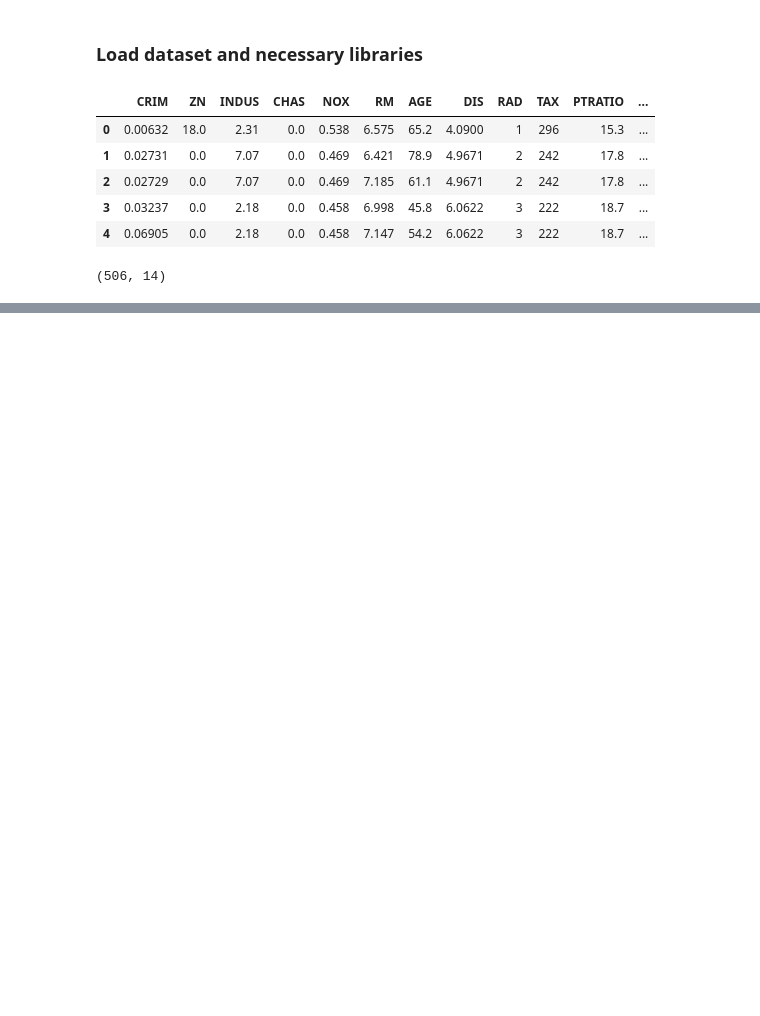
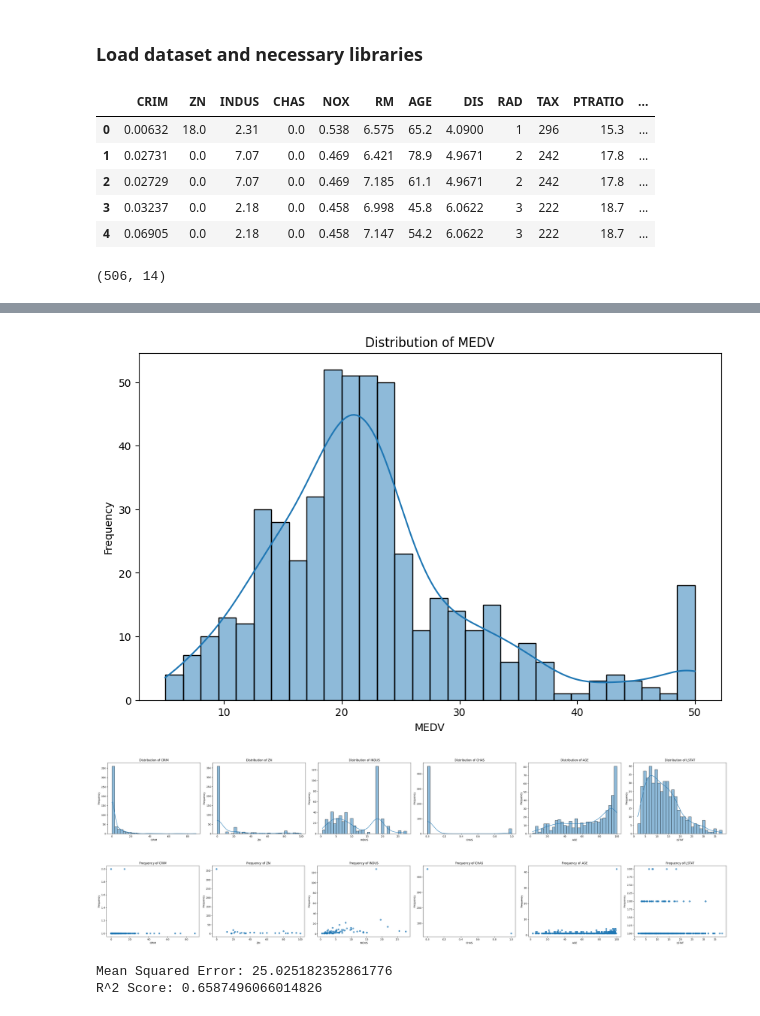
Before and after one commit to aryanaarav/Projects, a Jupyter notebook: DataScienceProjects/Supervised Learning/Regression Algorithms/Linear Regressor/model.ipynb, the cells around one changed output, grey strips where cells are left out. Drawn from its saved outputs; the diff is of its cells as text; code cells hidden in the pictures; blank space fills up the shorter version.

```diff
--- a/DataScienceProjects/Supervised Learning/Regression Algorithms/Linear Regressor/model.ipynb
+++ b/DataScienceProjects/Supervised Learning/Regression Algorithms/Linear Regressor/model.ipynb
@@ -29,0 +139,51 @@ df.shape
+# %%
+# Visualizing distribution of target variable
+plt.figure(figsize=(10, 6))
+sns.histplot(df['MEDV'], bins=30, kde=True)
+plt.title('Distribution of MEDV')
+plt.xlabel('MEDV')
+plt.ylabel('Frequency')
+plt.show()
+# %% [output]
+[figure, added]
+# %%
+# Visualizing the distribution of features with missing values side by side
+missing_cols = [col for col in df.columns if df[col].isnull().any()]
+n = len(missing_cols)
+
+if n > 0:
+    fig, axes = plt.subplots(1, n, figsize=(6 * n, 5))
+    if n == 1:
+        axes = [axes]  # Make axes iterable if only one plot
+    for ax, col in zip(axes, missing_cols):
+        sns.histplot(df[col], bins=30, kde=True, ax=ax)
+        ax.set_title(f'Distribution of {col}')
+        ax.set_xlabel(col)
+        ax.set_ylabel('Frequency')
+    plt.tight_layout()
+    plt.show()
+else:
+    print("No features with missing values.")
+# %% [output]
+[figure, added]
+# %%
+# Scatter plots of value frequencies for features with missing values
+missing_cols = [col for col in df.columns if df[col].isnull().any()]
+n = len(missing_cols)
+
+if n > 0:
+    fig, axes = plt.subplots(1, n, figsize=(6 * n, 5))
+    if n == 1:
+        axes = [axes]  # Make axes iterable if only one plot
+    for ax, col in zip(axes, missing_cols):
+        value_counts = df[col].value_counts().sort_index()
+        ax.scatter(value_counts.index, value_counts.values, alpha=0.7)
+        ax.set_title(f'Frequency of {col}')
+        ax.set_xlabel(col)
+        ax.set_ylabel('Frequency')
+    plt.tight_layout()
+    plt.show()
+else:
+    print("No features with missing values.")
+# %% [output]
+[figure, added]
@@ -29,0 +200,9 @@ df.shape
+# %%
+# Evaluating the model
+mse = mean_squared_error(y_test, y_pred)
+r2 = r2_score(y_test, y_pred)
+print(f"Mean Squared Error: {mse}")
+print(f"R^2 Score: {r2}")
+# %% [output]
+Mean Squared Error: 25.025182352861776
+R^2 Score: 0.6587496066014826
```
Also changed, not shown: parts of 10 cells of this notebook.
